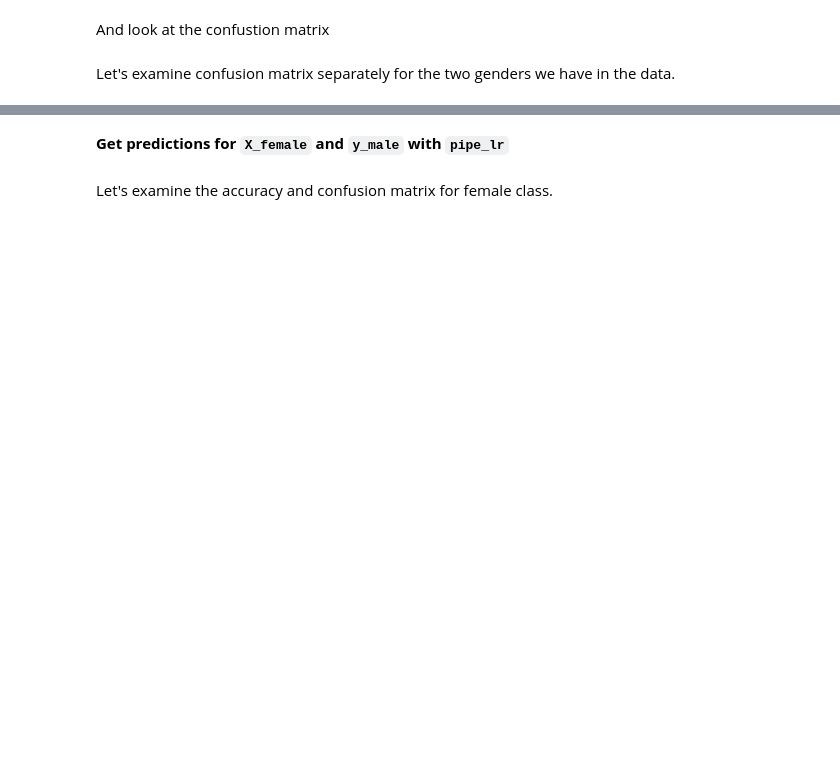
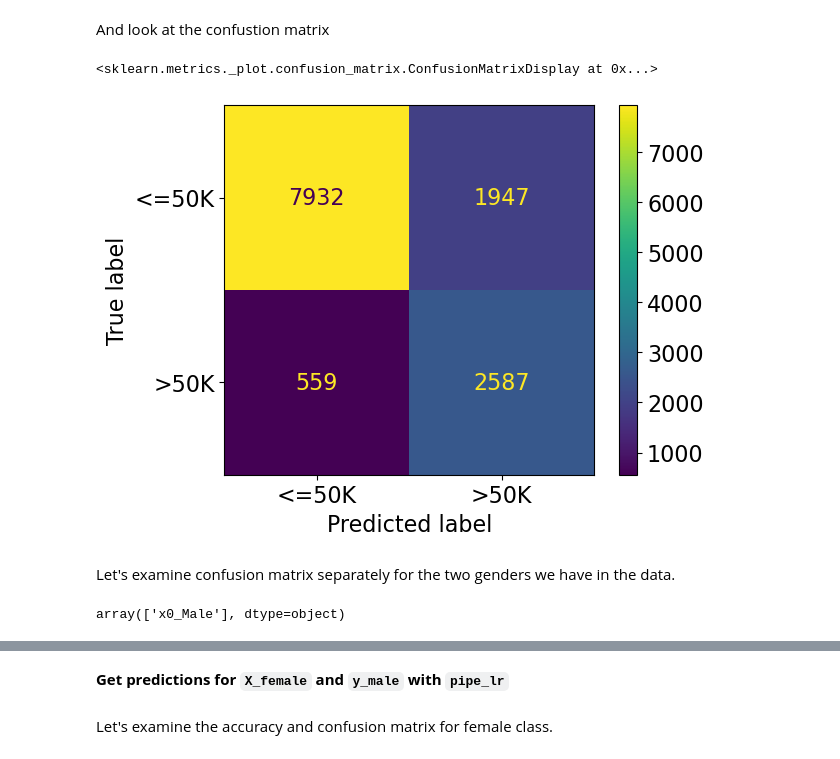
Before and after one commit to Zijing-Liu/cpsc330-2023W1, a Jupyter notebook: lectures/class_demos/09_class-demo.ipynb, the cells around one changed output, grey strips where cells are left out. Cells and saved outputs as stored; diff of their text form; code cells hidden in the pictures; blank space fills up the shorter version.

```diff
--- a/lectures/class_demos/09_class-demo.ipynb
+++ b/lectures/class_demos/09_class-demo.ipynb
@@ -223,4 +254,7 @@ y_train.value_counts()
 # %% [markdown]
 Let's build our classification pipeline
 # %%
-pipe_lr =
+pipe_lr = make_pipeline(
+    preprocessor, LogisticRegression(class_weight="balanced", max_iter=1000)
+)
+pipe_lr.fit(X_train, y_train)
@@ -227,9 +279,16 @@ pipe_lr =
 # %% [markdown]
 And look at the confustion matrix
+# %%
+ConfusionMatrixDisplay.from_estimator(pipe_lr, X_test, y_test)
+# %% [output]
+<sklearn.metrics._plot.confusion_matrix.ConfusionMatrixDisplay at 0x...>
+[figure, added]
 # %% [markdown]
 Let's examine confusion matrix separately for the two genders we have in the data.
 # %%
 X_train_enc = preprocessor.fit_transform(X_train)
 preprocessor.named_transformers_["pipeline-2"]["onehotencoder"].get_feature_names_out()
+# %% [output]
+array(['x0_Male'], dtype=object)
 # %%
 X_test.head()
```
Also changed, not shown: parts of 14 cells of this notebook, 2 other files.
